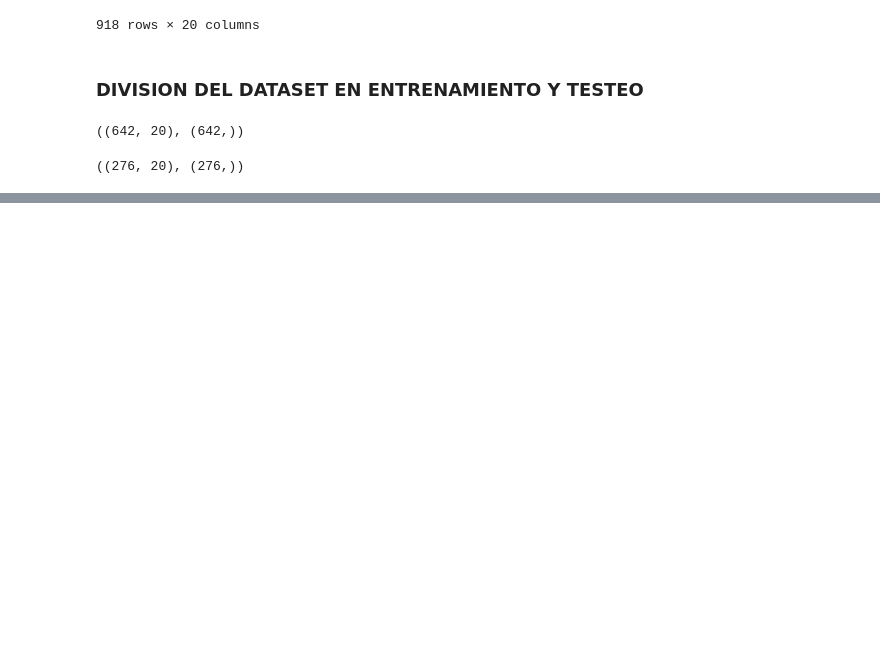
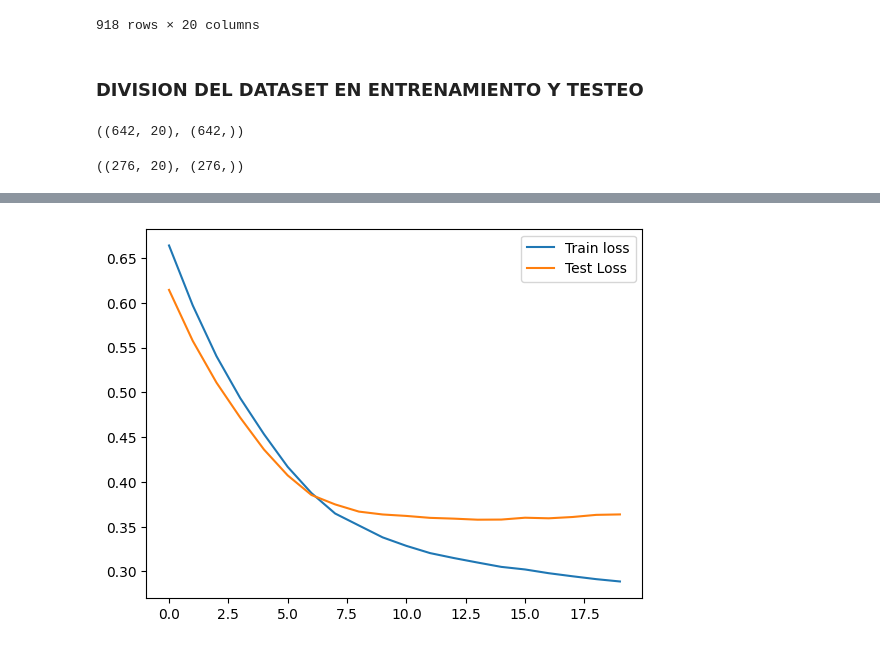
Before and after one commit to alexdaniel-23/Red-Neuronal-Simple-, a Jupyter notebook: enfermedad_cardiaca.ipynb, the cells around one changed output, grey strips where cells are left out. Cells and saved outputs as stored; diff of their text form; code cells hidden in the pictures; blank space fills up the shorter version.

```diff
--- a/enfermedad_cardiaca.ipynb
+++ b/enfermedad_cardiaca.ipynb
@@ -515,0 +527,15 @@ X_test.shape,y_test.shape
+# %%
+model = Sequential()
+# %%
+model.add(Dense(20,
+                input_dim = input_shape,
+                activation = 'relu'))
+model.add(Dense(10,
+                activation = 'relu'))
+model.add(Dense(1, activation = 'sigmoid'))
+# %%
+model.compile(loss = 'bce', optimizer = 'adam')
+# %%
+history = model.fit(X_train, y_train,
+                    validation_data = (X_test, y_test),
+                    epochs=20)
@@ -515,0 +560,6 @@ X_test.shape,y_test.shape
+# %%
+plt.plot(history.history['loss'], label='Train loss')
+plt.plot(history.history['val_loss'], label='Test Loss')
+plt.legend();
+# %% [output]
+[figure, added]
```
Also changed, not shown: parts of 4 cells of this notebook.
